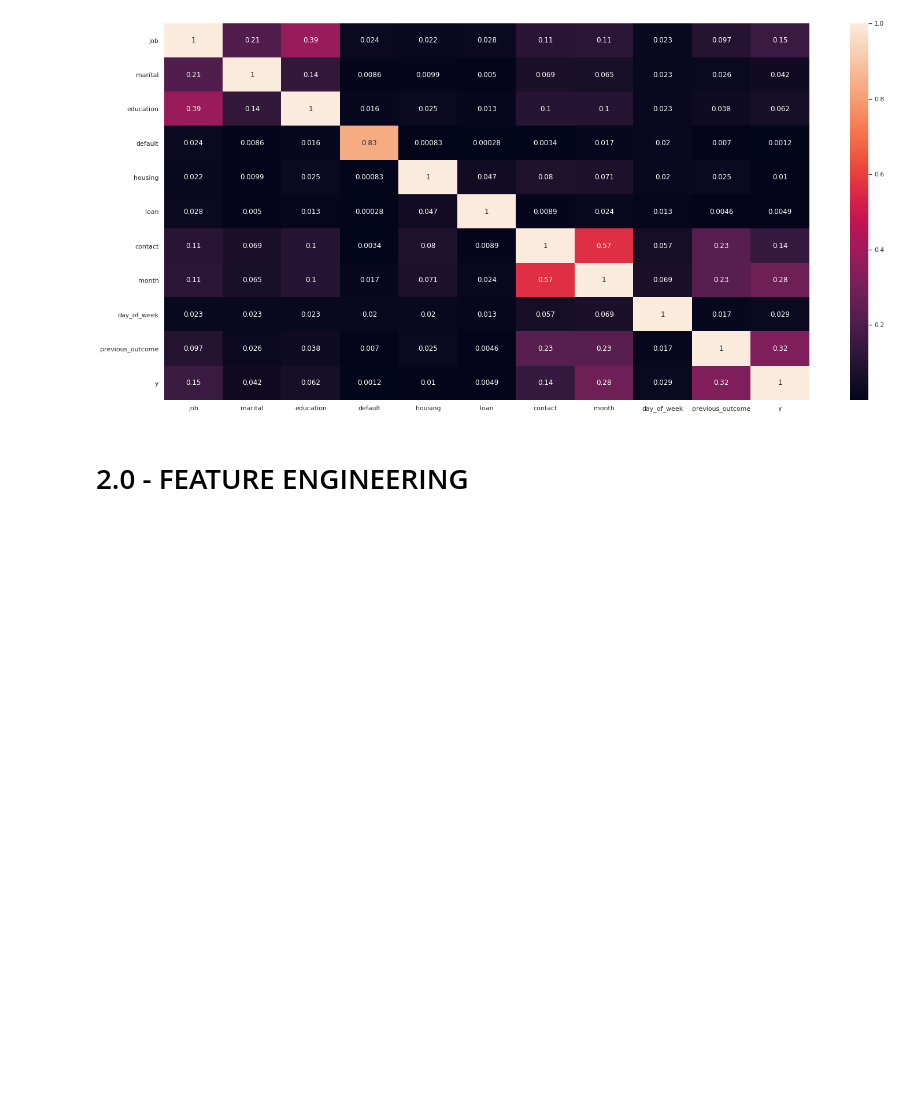
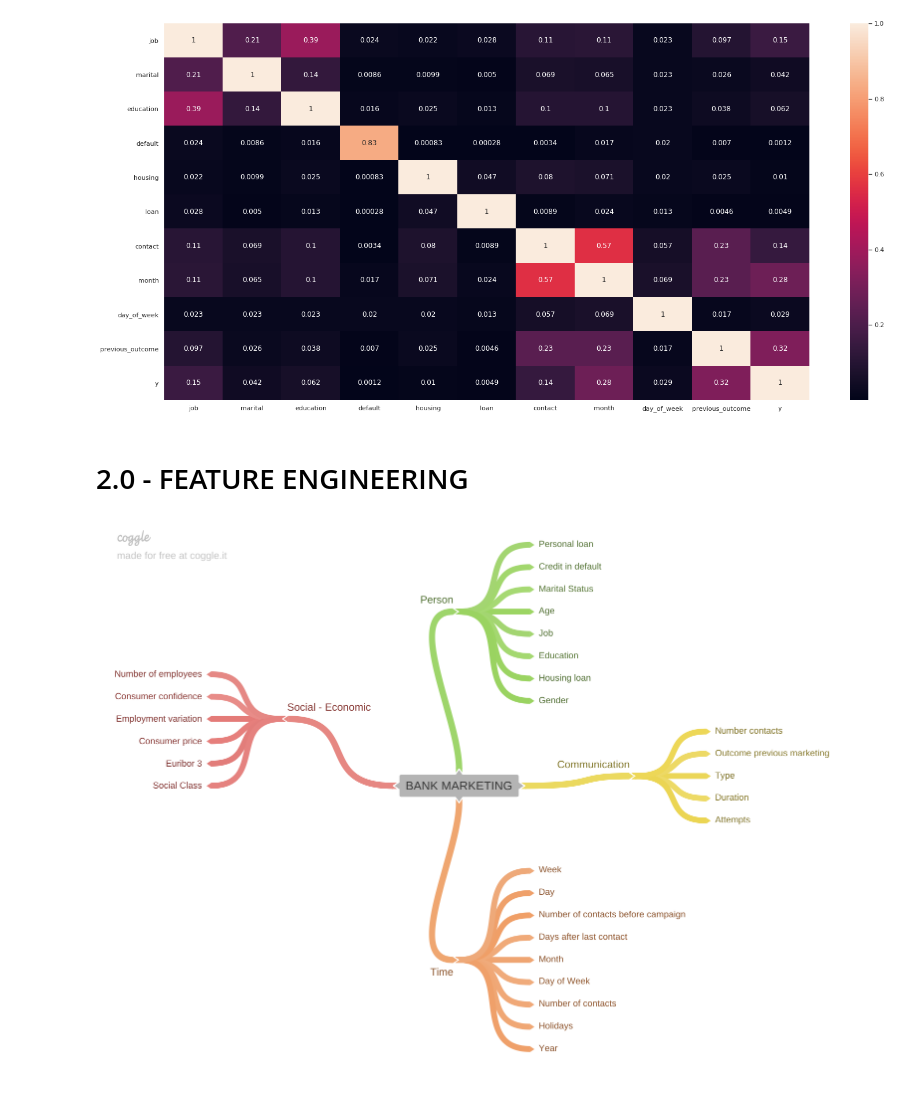
Before and after one commit to panambY/Bank_Marketing, a Jupyter notebook: Bank_Marketing.ipynb, the cells around one changed output. Saved outputs shown, nothing was run; the diff lists cells and outputs as text; code cells hidden in the pictures; blank space fills up the shorter version.

```diff
--- a/Bank_Marketing.ipynb
+++ b/Bank_Marketing.ipynb
@@ -392,3 +396,7 @@ sns.heatmap( d, annot=True )
 # 2.0 - FEATURE ENGINEERING
 # %%
 df2 = df1.copy()
+# %%
+Image( "image/Hyphoteses_Map.png" )
+# %% [output]
+[figure, added]
```
Also changed, not shown: parts of 4 cells of this notebook.
